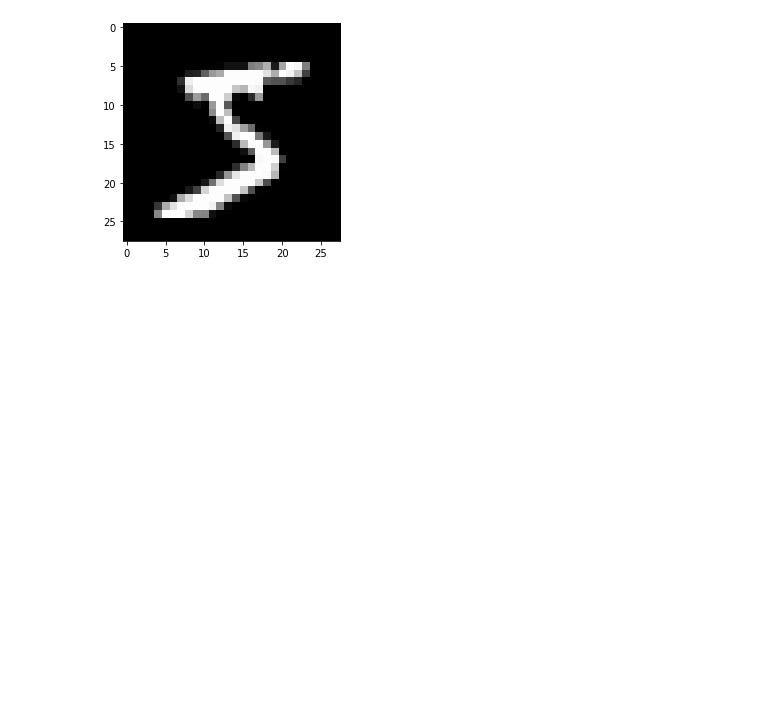
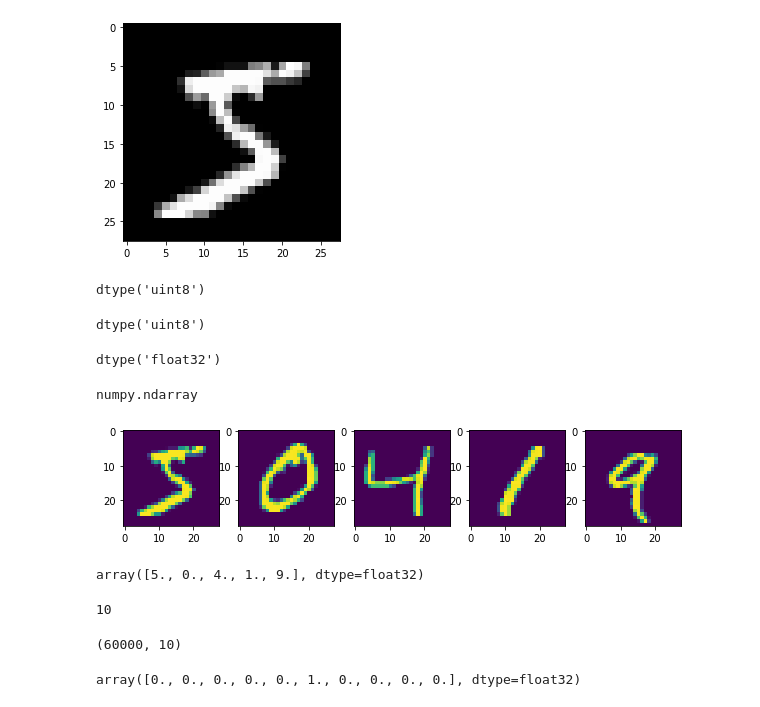
Before and after one commit to sign4git/ml, a Jupyter notebook: neural_net/MNIST.ipynb, the cells around one changed output. Cells and saved outputs as stored; diff of their text form; code cells hidden in the pictures; blank space fills up the shorter version.

```diff
--- a/neural_net/MNIST.ipynb
+++ b/neural_net/MNIST.ipynb
@@ -48,3 +49,40 @@ plt.imshow(x_train[0],cmap="gray")
 # %% [output]
 <matplotlib.image.AxesImage at 0x...>
 [figure]
+# %%
+x_train.dtype
+# %% [output]
+dtype('uint8')
+# %%
+y_train.dtype
+# %% [output]
+dtype('uint8')
+# %%
+x_train=x_train.astype("float32")
+y_train=y_train.astype("float32")
+x_test=x_test.astype("float32")
+y_test=y_test.astype("float32")
+# %%
+x_train.dtype
+# %% [output]
+dtype('float32')
+# %%
+type(x_train)
+# %% [output]
+numpy.ndarray
+# %%
+plt.figure(figsize=(10,20))
+for i in range(5):
+  plt.subplot(1,5,i+1)
+  plt.imshow(x_train[i])
+
+plt.show()
+y_train[0:5]
+# %% [output]
+[figure, added]
+array([5., 0., 4., 1., 9.], dtype=float32)
+# %%
+classes=np.unique(y_train).size
+classes
+# %% [output]
+10
@@ -50,0 +92,8 @@ plt.imshow(x_train[0],cmap="gray")
+# %%
+y_train.shape
+# %% [output]
+(60000, 10)
+# %%
+y_train[0]
+# %% [output]
+array([0., 0., 0., 0., 0., 1., 0., 0., 0., 0.], dtype=float32)
```
Also changed, not shown: parts of 13 cells of this notebook.
